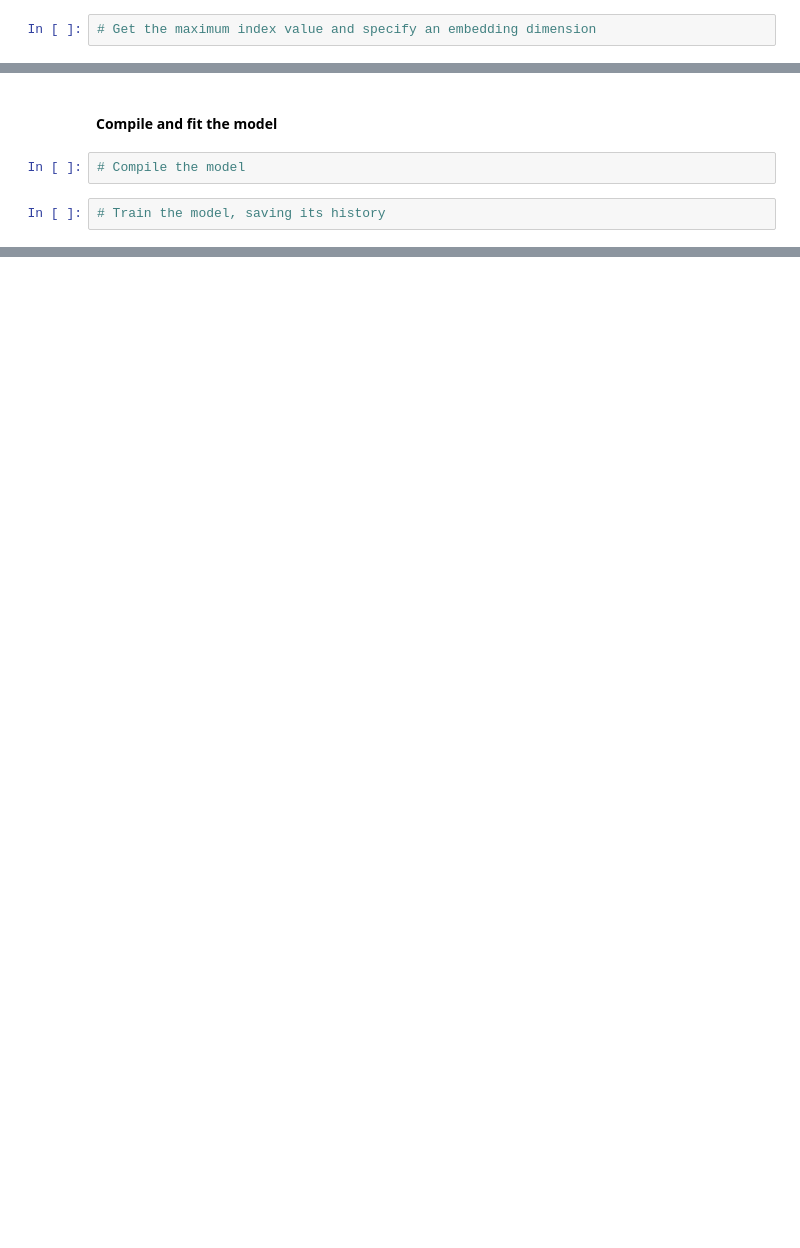
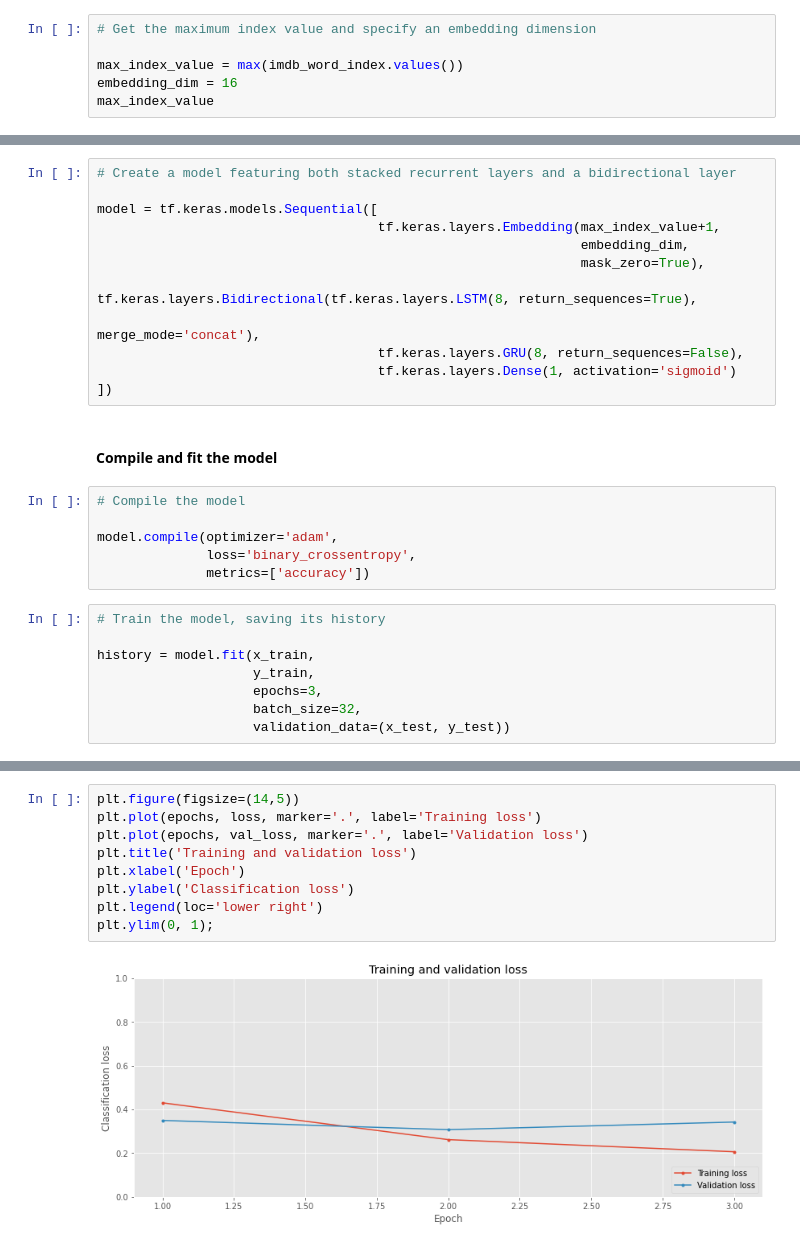
Before and after one commit to ahmed-gharib89/TensorFlow_2_for_Deep_Learning, a Jupyter notebook: Customising your models with TensorFlow 2/week3/Coding_Tutorial_The_IMDB_dataset.ipynb, the cells around one changed output, grey strips where cells are left out. Saved outputs shown, nothing was run; the diff lists cells and outputs as text; blank space fills up the shorter version.

```diff
--- a/Customising your models with TensorFlow 2/week3/Coding_Tutorial_The_IMDB_dataset.ipynb
+++ b/Customising your models with TensorFlow 2/week3/Coding_Tutorial_The_IMDB_dataset.ipynb
@@ -750,3 +754,7 @@ def get_imdb_word_index(num_words=10000, index_from=2):
 #### Build stacked and bidirectional recurrent models
 # %%
 # Get the maximum index value and specify an embedding dimension
+
+max_index_value = max(imdb_word_index.values())
+embedding_dim = 16
+max_index_value
@@ -759,6 +786,28 @@ def get_imdb_word_index(num_words=10000, index_from=2):
+# %%
+# Create a model featuring both stacked recurrent layers and a bidirectional layer
+
+model = tf.keras.models.Sequential([
+                                    tf.keras.layers.Embedding(max_index_value+1,
+                                                              embedding_dim,
+                                                              mask_zero=True),
+                                    tf.keras.layers.Bidirectional(tf.keras.layers.LSTM(8, return_sequences=True),
+                                                                  merge_mode='concat'),
+                                    tf.keras.layers.GRU(8, return_sequences=False),
+                                    tf.keras.layers.Dense(1, activation='sigmoid')
+])
 # %% [markdown]
 #### Compile and fit the model
 # %%
 # Compile the model
+
+model.compile(optimizer='adam',
+              loss='binary_crossentropy',
+              metrics=['accuracy'])
 # %%
 # Train the model, saving its history
+
+history = model.fit(x_train,
+                    y_train,
+                    epochs=3,
+                    batch_size=32,
+                    validation_data=(x_test, y_test))
@@ -788,0 +847,11 @@ plt.ylim(0, 1);
+# %%
+plt.figure(figsize=(14,5))
+plt.plot(epochs, loss, marker='.', label='Training loss')
+plt.plot(epochs, val_loss, marker='.', label='Validation loss')
+plt.title('Training and validation loss')
+plt.xlabel('Epoch')
+plt.ylabel('Classification loss')
+plt.legend(loc='lower right')
+plt.ylim(0, 1);
+# %% [output]
+[figure, added]
```
Also changed, not shown: parts of 10 cells of this notebook.
